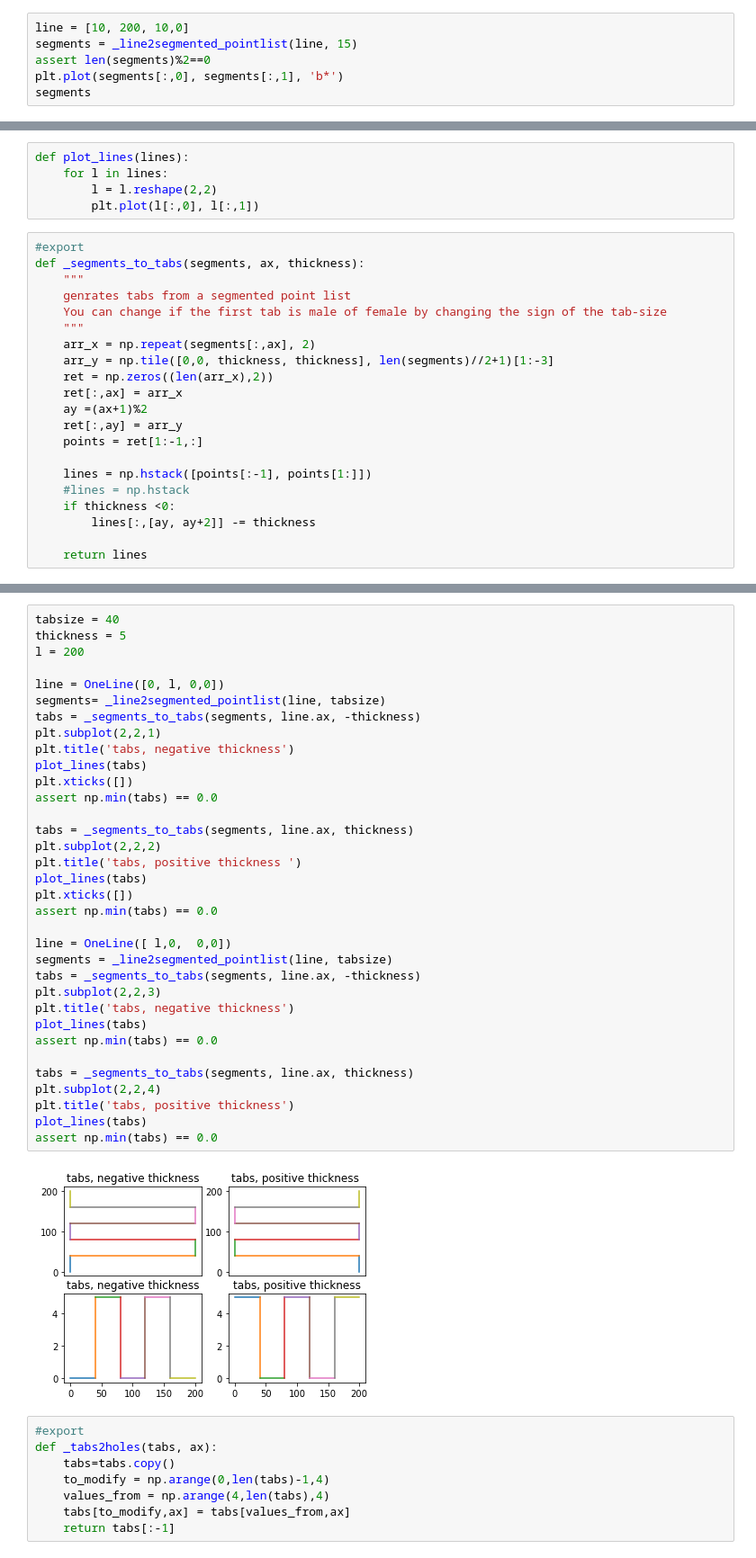
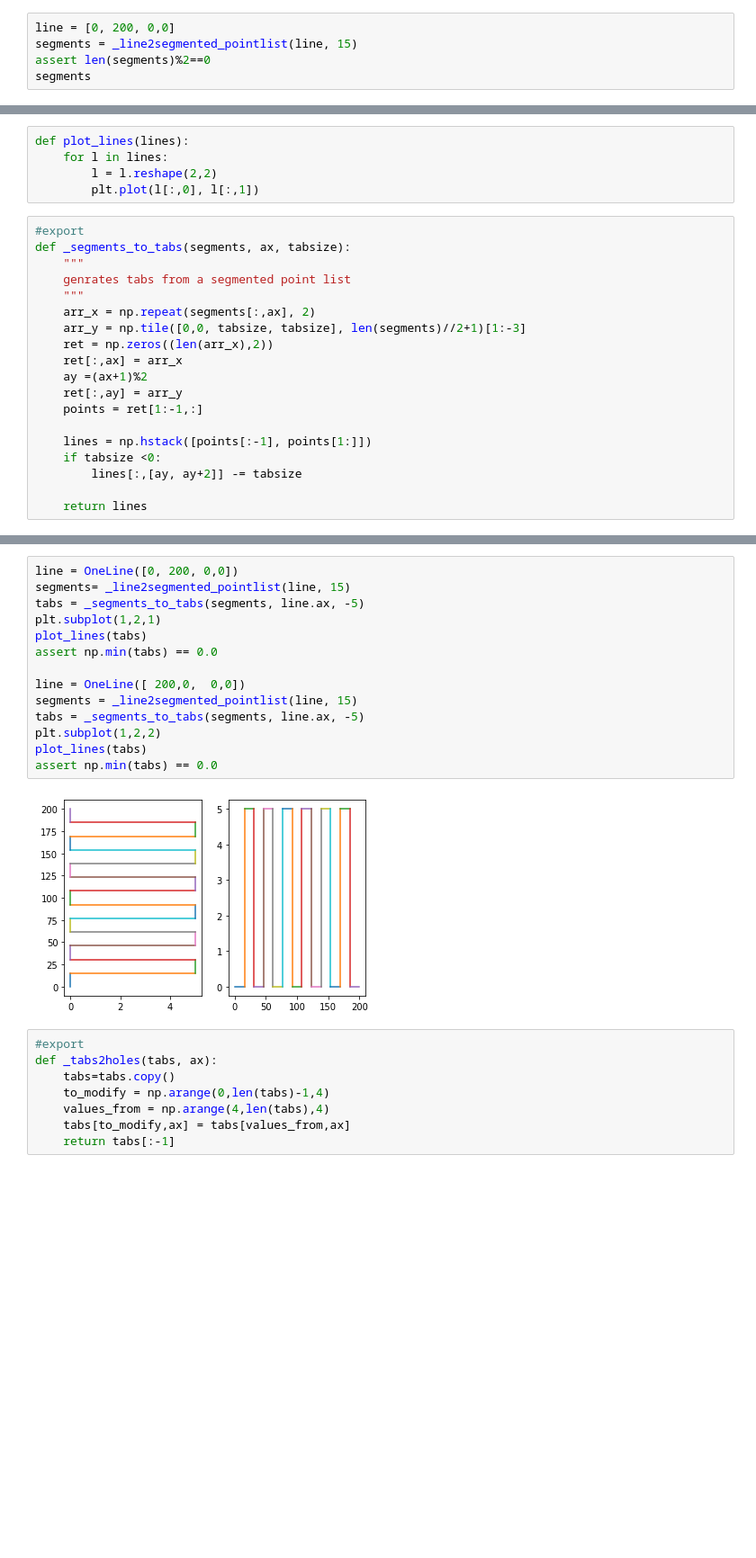
Before and after one commit to dangraf/box_generator, a Jupyter notebook: 00_boxprimitives.ipynb, the cells around one changed output, grey strips where cells are left out. Shown at 90% size. Cells and saved outputs as stored; diff of their text form; blank space fills up the shorter version.

```diff
--- a/00_boxprimitives.ipynb
+++ b/00_boxprimitives.ipynb
@@ -122,9 +120,8 @@ def _line2segmented_pointlist(line, min_tab_mm):
     ret[:,line.ay] = line[line.ay]
     return ret
 # %%
-line = [10, 200, 10,0]
+line = [0, 200, 0,0]
 segments = _line2segmented_pointlist(line, 15)
 assert len(segments)%2==0
-plt.plot(segments[:,0], segments[:,1], 'b*')
 segments
 # %% [output]
@@ -150,13 +146,12 @@ def plot_lines(lines):
         plt.plot(l[:,0], l[:,1])
 # %%
 #export
-def _segments_to_tabs(segments, ax, thickness):
+def _segments_to_tabs(segments, ax, tabsize):
     """
     genrates tabs from a segmented point list
-    You can change if the first tab is male of female by changing the sign of the tab-size
     """
     arr_x = np.repeat(segments[:,ax], 2)
-    arr_y = np.tile([0,0, thickness, thickness], len(segments)//2+1)[1:-3]
+    arr_y = np.tile([0,0, tabsize, tabsize], len(segments)//2+1)[1:-3]
     ret = np.zeros((len(arr_x),2))
     ret[:,ax] = arr_x
     ay =(ax+1)%2
@@ -164,8 +159,7 @@ def _segments_to_tabs(segments, ax, thickness):
     points = ret[1:-1,:]
 
     lines = np.hstack([points[:-1], points[1:]])
-    #lines = np.hstack
-    if thickness <0:
-        lines[:,[ay, ay+2]] -= thickness
+    if tabsize <0:
+        lines[:,[ay, ay+2]] -= tabsize
 
     return lines
@@ -184,39 +166,19 @@ array([[  0.,   0.],
 # %%
-tabsize = 40
-thickness = 5
-l = 200
-
-line = OneLine([0, l, 0,0])
-segments= _line2segmented_pointlist(line, tabsize)
-tabs = _segments_to_tabs(segments, line.ax, -thickness)
-plt.subplot(2,2,1)
-plt.title('tabs, negative thickness')
-plot_lines(tabs)
-plt.xticks([])
-assert np.min(tabs) == 0.0
-
-tabs = _segments_to_tabs(segments, line.ax, thickness)
-plt.subplot(2,2,2)
-plt.title('tabs, positive thickness ')
-plot_lines(tabs)
-plt.xticks([])
-assert np.min(tabs) == 0.0
-
-line = OneLine([ l,0,  0,0])
-segments = _line2segmented_pointlist(line, tabsize)
-tabs = _segments_to_tabs(segments, line.ax, -thickness)
-plt.subplot(2,2,3)
-plt.title('tabs, negative thickness')
+line = OneLine([0, 200, 0,0])
+segments= _line2segmented_pointlist(line, 15)
+tabs = _segments_to_tabs(segments, line.ax, -5)
+plt.subplot(1,2,1)
 plot_lines(tabs)
 assert np.min(tabs) == 0.0
 
-tabs = _segments_to_tabs(segments, line.ax, thickness)
-plt.subplot(2,2,4)
-plt.title('tabs, positive thickness')
+line = OneLine([ 200,0,  0,0])
+segments = _line2segmented_pointlist(line, 15)
+tabs = _segments_to_tabs(segments, line.ax, -5)
+plt.subplot(1,2,2)
 plot_lines(tabs)
 assert np.min(tabs) == 0.0
 # %% [output]
-[figure, old version]
+[figure, new version]
 # %%
 #export
 def _tabs2holes(tabs, ax):
```
Also changed, not shown: parts of 25 cells of this notebook, 7 other files.
